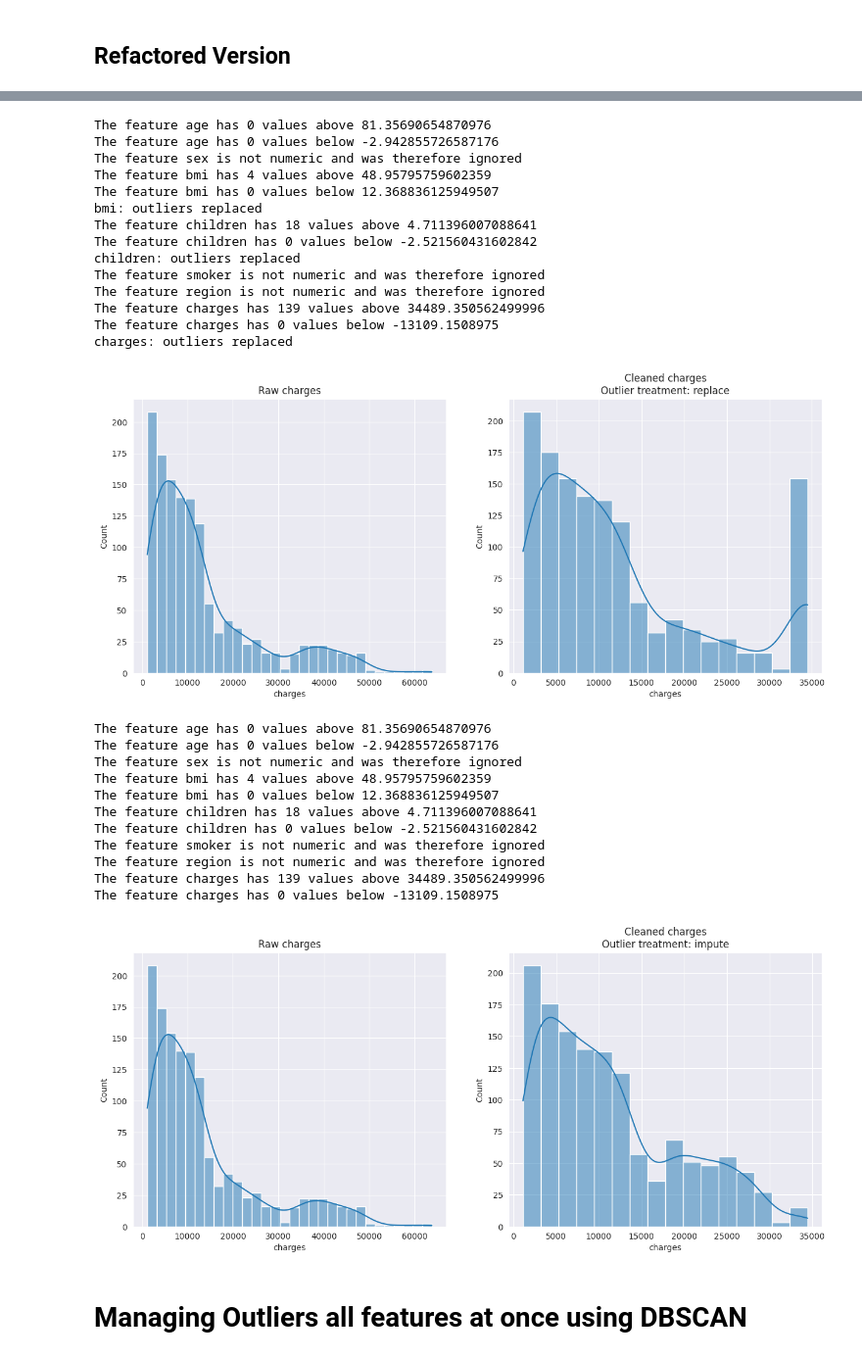
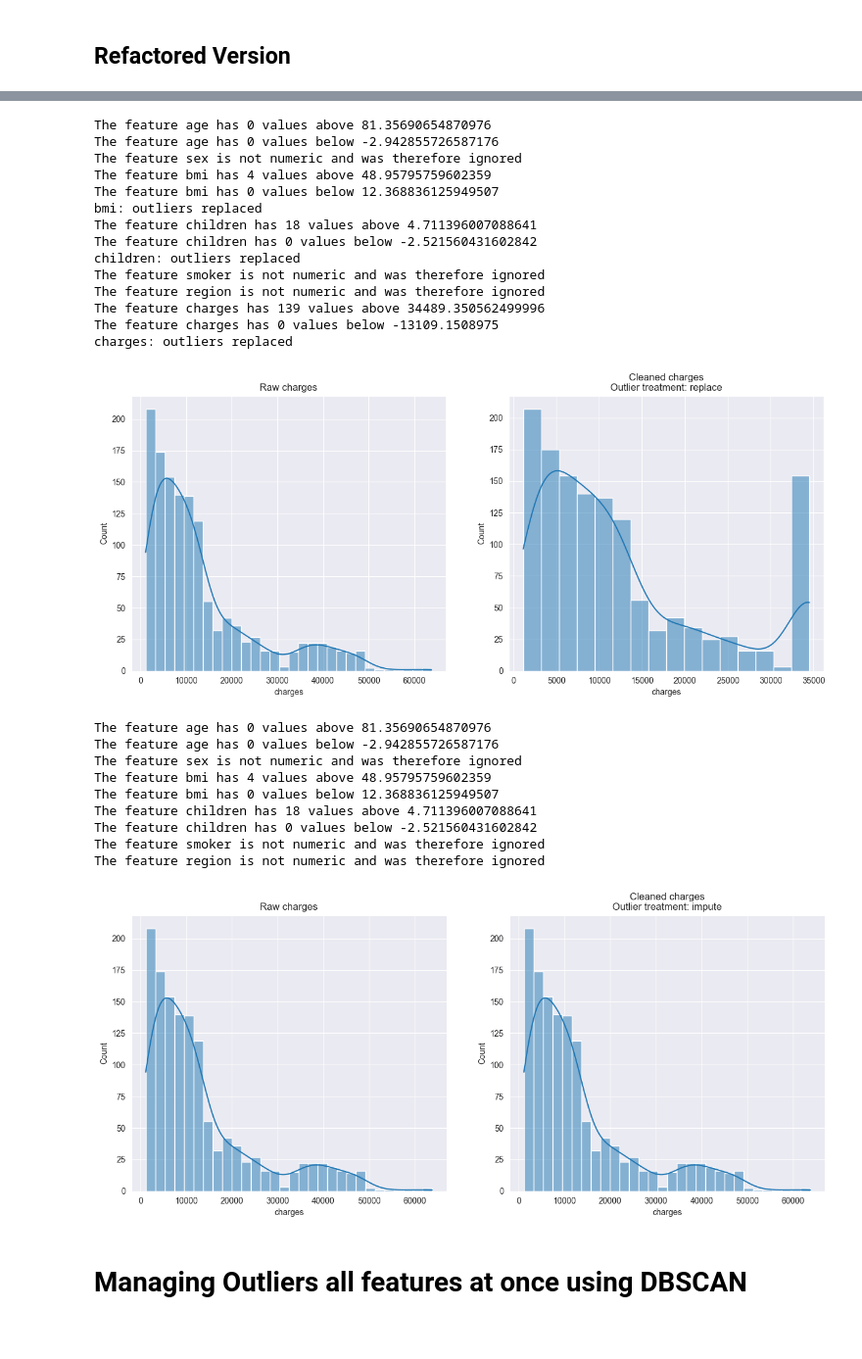
Before and after one commit to RodolfoPCruz/eda_toolkit, a Jupyter notebook: notebooks/outliers.ipynb, the cells around one changed output, grey strips where cells are left out. Shown: that part at 98% size. Cells and saved outputs as stored; diff of their text form; code cells hidden in the pictures.

Commit message:
feat: Adicao de testes para o metodo impute na funcao clean_outliers do modulo outliers

```diff
--- a/notebooks/outliers.ipynb
+++ b/notebooks/outliers.ipynb
@@ -212,10 +212,12 @@ def calculate_outlier_threshold(df: pd.DataFrame, feature: str,
     skew = df[feature].skew()
     if skew > -1 * skew_thresold and skew < skew_thresold:
         #empirical rule to detect outliers in normal distributions
+        print('normal')
         min_thresh = df[feature].mean() - 3 * df[feature].std()
         max_thresh = df[feature].mean() + 3 * df[feature].std()
     else:
         #apply the Tukey rule to detect outliers in distributions that are not normal
+        print('tukey')
         q1 = df[feature].quantile(0.25)
         q3 = df[feature].quantile(0.75)
         iqr = q3 - q1 #interquartile range
@@ -280,6 +282,10 @@ def clean_outliers(df: pd.DataFrame, features_list: list = None,
 
 
     for feature in features_list:
+
+        if feature == output_column and outlier_treatment == 'impute':
+            continue
+
         #test whether the feature is in the dataframe
         if feature in df.columns:
             #only numeric columns will be cleaned
@@ -367,6 +374,7 @@ charges: outliers removed
 # %%
 insurance_cleaned = clean_outliers(insurance,
-                                   outlier_treatment = 'replace')
+                                   outlier_treatment = 'replace',
+                                   output_column = 'charges')
 
 visualize_effects_outliers_treatment(insurance,
                                      insurance_cleaned,
@@ -387,28 +395,27 @@ The feature region is not numeric and was therefore ignored
 The feature charges has 139 values above 34489.350562499996
 The feature charges has 0 values below -13109.1508975
 charges: outliers replaced
-[figure, old version]
+[figure, new version]
 # %%
 insurance_cleaned = clean_outliers(insurance,
-                                   outlier_treatment = 'impute')
+                                   outlier_treatment = 'impute',
+                                   output_column = 'charges')
 
 visualize_effects_outliers_treatment(insurance,
                                      insurance_cleaned,
                                      'charges',
                                      'impute')
 # %% [output]
 The feature age has 0 values above 81.35690654870976
 The feature age has 0 values below -2.942855726587176
 The feature sex is not numeric and was therefore ignored
 The feature bmi has 4 values above 48.95795759602359
 The feature bmi has 0 values below 12.368836125949507
 The feature children has 18 values above 4.711396007088641
 The feature children has 0 values below -2.521560431602842
 The feature smoker is not numeric and was therefore ignored
 The feature region is not numeric and was therefore ignored
-The feature charges has 139 values above 34489.350562499996
-The feature charges has 0 values below -13109.1508975
-[figure, old version]
+[figure, new version]
 # %% [markdown]
 # Managing Outliers all features at once using DBSCAN
 # %%
```
Also changed, not shown: parts of 1 cell of this notebook, 2 other files.
